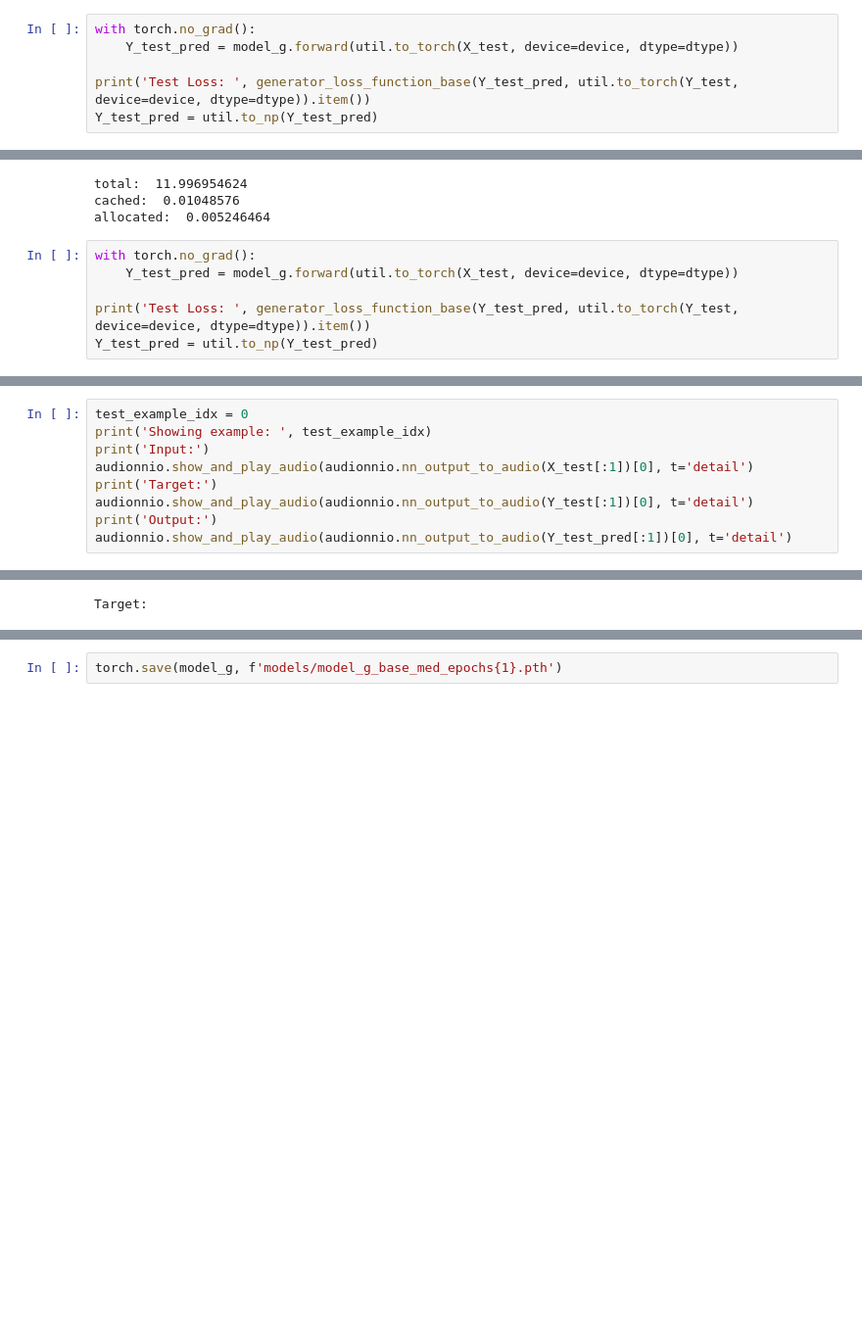
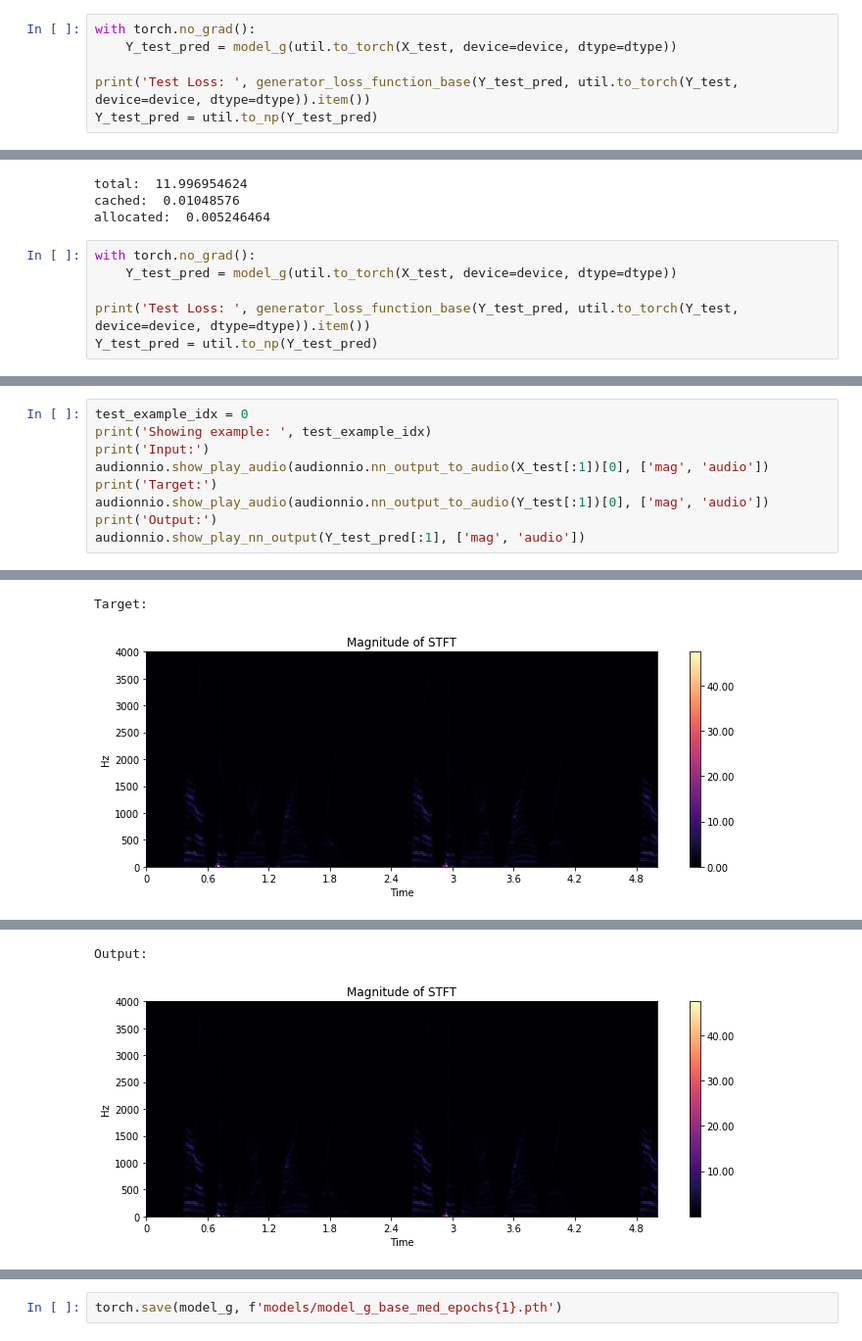
Before and after one commit to akarshkumar0101/DSProject, a Jupyter notebook: speech_tone_separation.ipynb, the cells around one changed output, grey strips where cells are left out. Shown at 98% size. Cells and saved outputs as stored; diff of their text form; blank space fills up the shorter version.

```diff
--- a/speech_tone_separation.ipynb
+++ b/speech_tone_separation.ipynb
@@ -236,7 +123,7 @@ print(Y_test.shape)
 (20, 2, 129, 626)
 # %%
 with torch.no_grad():
-    Y_test_pred = model_g.forward(util.to_torch(X_test, device=device, dtype=dtype))
+    Y_test_pred = model_g(util.to_torch(X_test, device=device, dtype=dtype))
 
 print('Test Loss: ', generator_loss_function_base(Y_test_pred, util.to_torch(Y_test, device=device, dtype=dtype)).item())
 Y_test_pred = util.to_np(Y_test_pred)
@@ -315,7 +203,7 @@ cached:  0.01048576
 allocated:  0.005246464
 # %%
 with torch.no_grad():
-    Y_test_pred = model_g.forward(util.to_torch(X_test, device=device, dtype=dtype))
+    Y_test_pred = model_g(util.to_torch(X_test, device=device, dtype=dtype))
 
 print('Test Loss: ', generator_loss_function_base(Y_test_pred, util.to_torch(Y_test, device=device, dtype=dtype)).item())
 Y_test_pred = util.to_np(Y_test_pred)
@@ -325,11 +213,11 @@ Test Loss:  0.007262985687702894
 test_example_idx = 0
 print('Showing example: ', test_example_idx)
 print('Input:')
-audionnio.show_and_play_audio(audionnio.nn_output_to_audio(X_test[:1])[0], t='detail')
+audionnio.show_play_audio(audionnio.nn_output_to_audio(X_test[:1])[0], ['mag', 'audio'])
 print('Target:')
-audionnio.show_and_play_audio(audionnio.nn_output_to_audio(Y_test[:1])[0], t='detail')
+audionnio.show_play_audio(audionnio.nn_output_to_audio(Y_test[:1])[0], ['mag', 'audio'])
 print('Output:')
-audionnio.show_and_play_audio(audionnio.nn_output_to_audio(Y_test_pred[:1])[0], t='detail')
+audionnio.show_play_nn_output(Y_test_pred[:1], ['mag', 'audio'])
 # %% [output]
 Showing example:  0
 Input:
@@ -337,2 +225,3 @@ Input:
 [interactive output not drawn]
 Target:
+[figure, added]
@@ -338,0 +229,2 @@ Target:
+Output:
+[figure, added]
```
Also changed, not shown: parts of 14 cells of this notebook, 4 other files.
